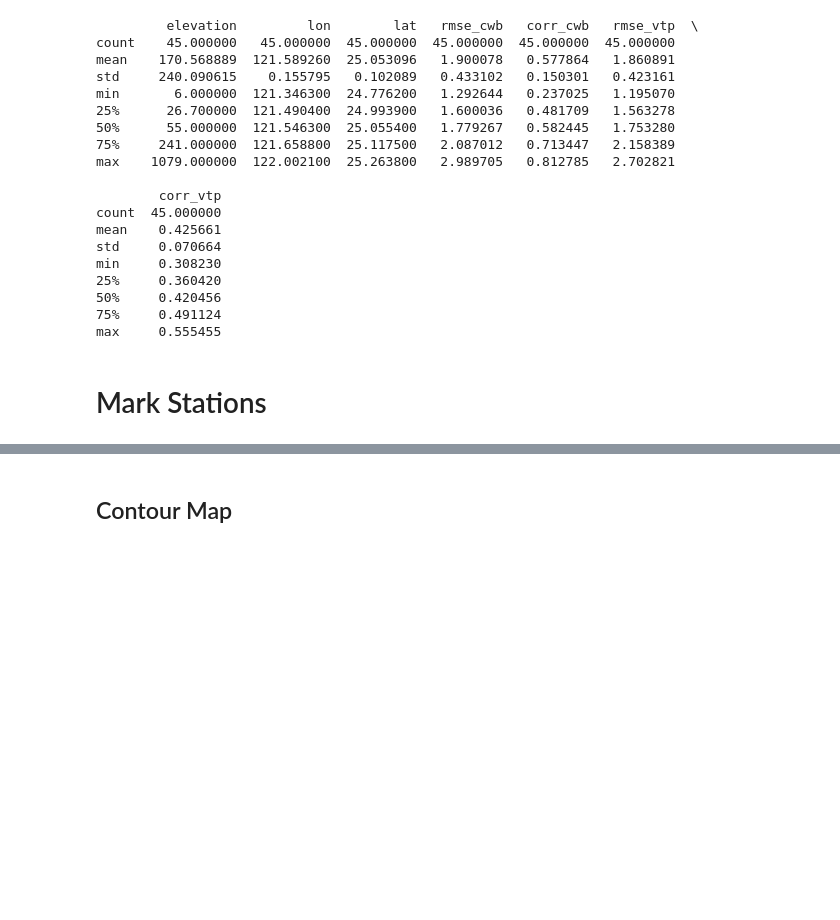
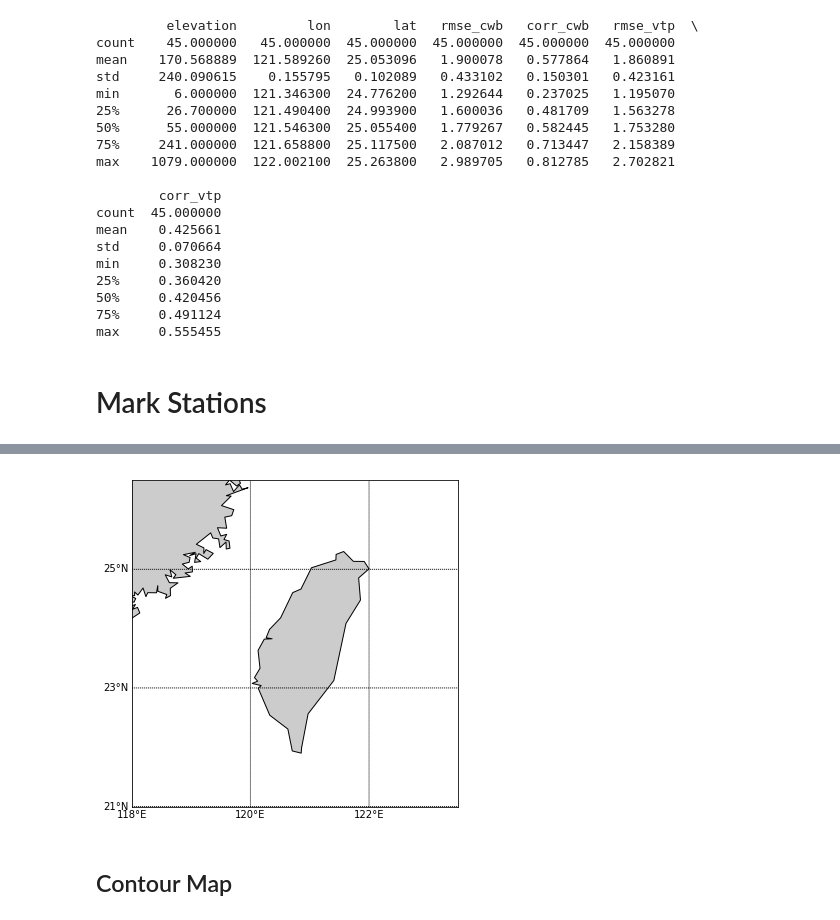
Before and after one commit to tingsyo/qpetw, a Jupyter notebook: results/02_data_on_map.ipynb, the cells around one changed output, grey strips where cells are left out. Cells and saved outputs as stored; diff of their text form; code cells hidden in the pictures; blank space fills up the shorter version.

```diff
--- a/results/02_data_on_map.ipynb
+++ b/results/02_data_on_map.ipynb
@@ -81,3 +82,21 @@ The dedent function was deprecated in Matplotlib 3.1 and will be removed in 3.3.
+# %%
+# Map of TW
+lat0 = 21.0
+lat1 = 26.5
+lon0 = 118.0
+lon1 = 123.5
+
+plt.figure(figsize=(6,6))
+m = Basemap(llcrnrlon=lon0, urcrnrlon=lon1, llcrnrlat=lat0, urcrnrlat=lat1, resolution='l')
+m.drawcoastlines()
+m.fillcontinents()
+m.drawparallels(np.arange(21.0,26.5,2),labels=[1,0,0,1])
+m.drawmeridians(np.arange(118.0,123.5,2),labels=[1,0,0,1])
+#plt.axis('off')
+
+plt.show()
+# %% [output]
+[figure, added]
 # %% [markdown]
 ## Contour Map
 # %%
```
Also changed, not shown: parts of 1 cell of this notebook, 2 other files.
